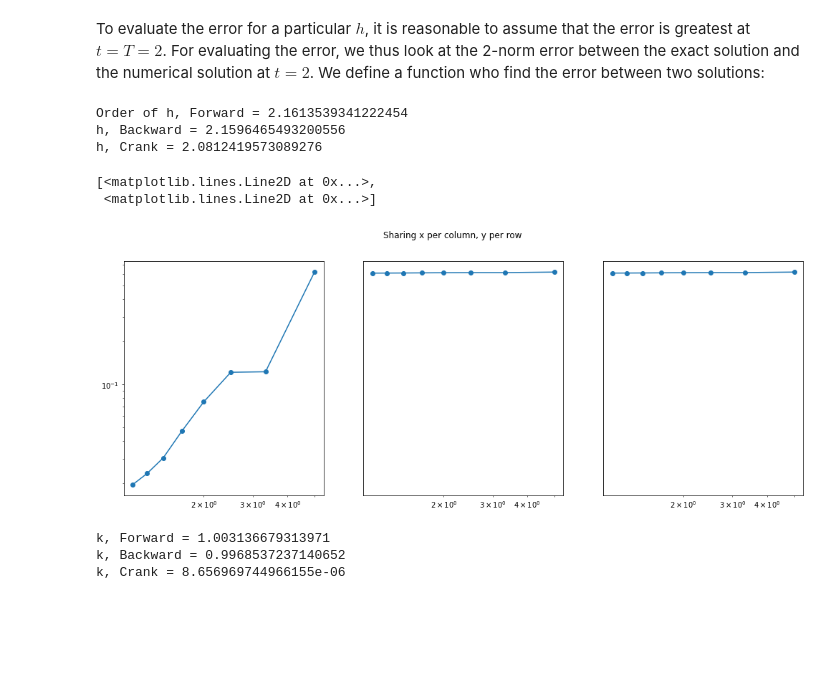
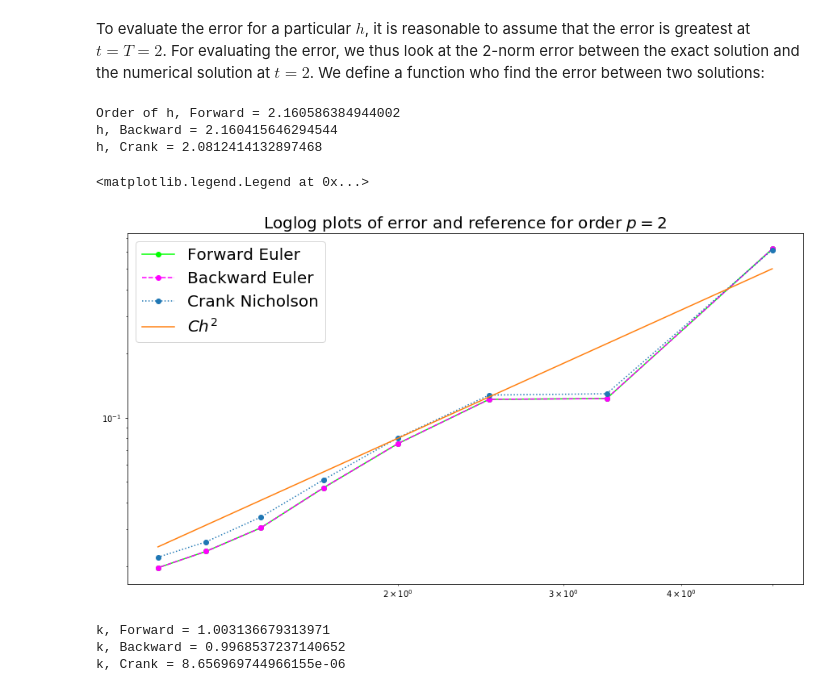
Before and after one commit to ulrikunneberg/NumDiff_prosjekt, a Jupyter notebook: Test.ipynb, the cells around one changed output. Cells and saved outputs as stored; diff of their text form; code cells hidden in the pictures; blank space fills up the shorter version.

```diff
--- a/Test.ipynb
+++ b/Test.ipynb
@@ -457,27 +479,27 @@ hs, error_forward_h, order_forward_h = error_func_h(forward_euler, v_exact_func)
 hs, error_backward_h, order_backward_h = error_func_h(backward_euler, v_exact_func)
 hs, error_crank_h, order_crank_h = error_func_h(crank_nicolson, v_exact_func)
 
-print("Order of h, Forward =", order_forward)
-print("h, Backward =", order_backward)
-print("h, Crank =", order_crank)
+print("Order of h, Forward =", order_forward_h)
+print("h, Backward =", order_backward_h)
+print("h, Crank =", order_crank_h)
 N=1000
 sigma= 1/5
 r= 0.02
 # %% [output]
-Order of h, Forward = 2.1613539341222454
-h, Backward = 2.1596465493200556
-h, Crank = 2.0812419573089276
+Order of h, Forward = 2.160586384944002
+h, Backward = 2.160415646294544
+h, Crank = 2.0812414132897468
-# %%
-#stygt plott, men vi må plotte
-fig, (ax1, ax2, ax3) = plt.subplots(1, 3, figsize=(17,6) )
-fig.suptitle('Sharing x per column, y per row')
-ax1.loglog(hs , error_forward_h, 'o-')
-ax2.loglog(hs, error_backward_h, 'o-',  'tab:orange')
-ax3.loglog(hs, error_crank_h,'o-', 'tab:green')
-# %% [output]
-[<matplotlib.lines.Line2D at 0x...>,
- <matplotlib.lines.Line2D at 0x...>]
-[figure, removed]
+# %%
+plt.figure(figsize=(15,8))
+plt.title(r'Loglog plots of error and reference for order $p=2$', fontsize=20)
+plt.loglog(hs, error_forward_h,'o-', linestyle='-', color="lime", label="Forward Euler")
+plt.loglog(hs, error_backward_h, 'o-', linestyle='--',  color="magenta", label="Backward Euler")
+plt.loglog(hs, error_crank_h,'o-', linestyle=':', label="Crank Nicholson")
+plt.loglog(hs, 0.02*hs**2, label=r'$Ch^{2}$')
+plt.legend(fontsize=20)
+# %% [output]
+<matplotlib.legend.Legend at 0x...>
+[figure, added]
 # %%
 #Define an error function for a method
 sigma= 1/5
```
Also changed, not shown: parts of 14 cells of this notebook.
